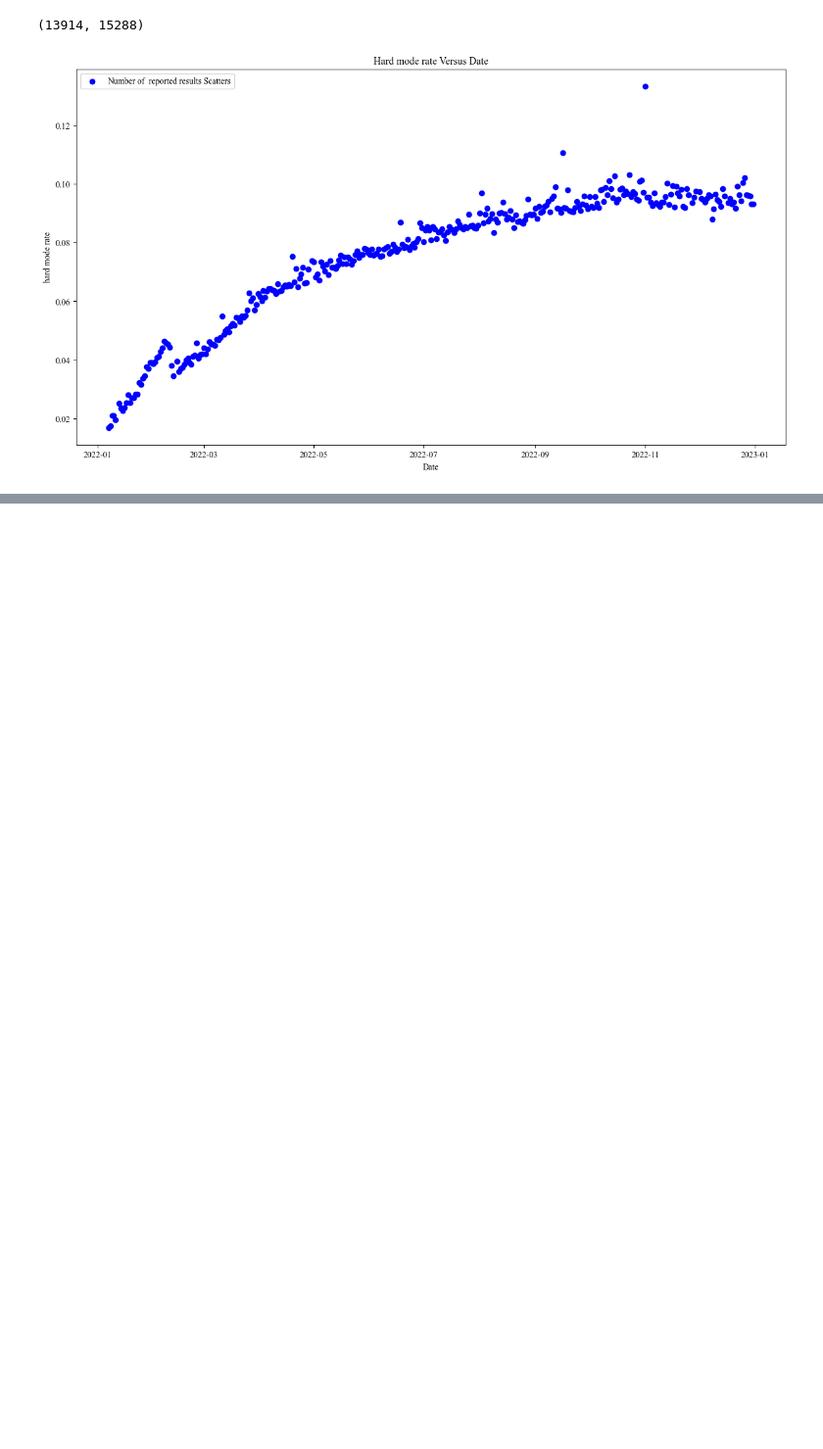
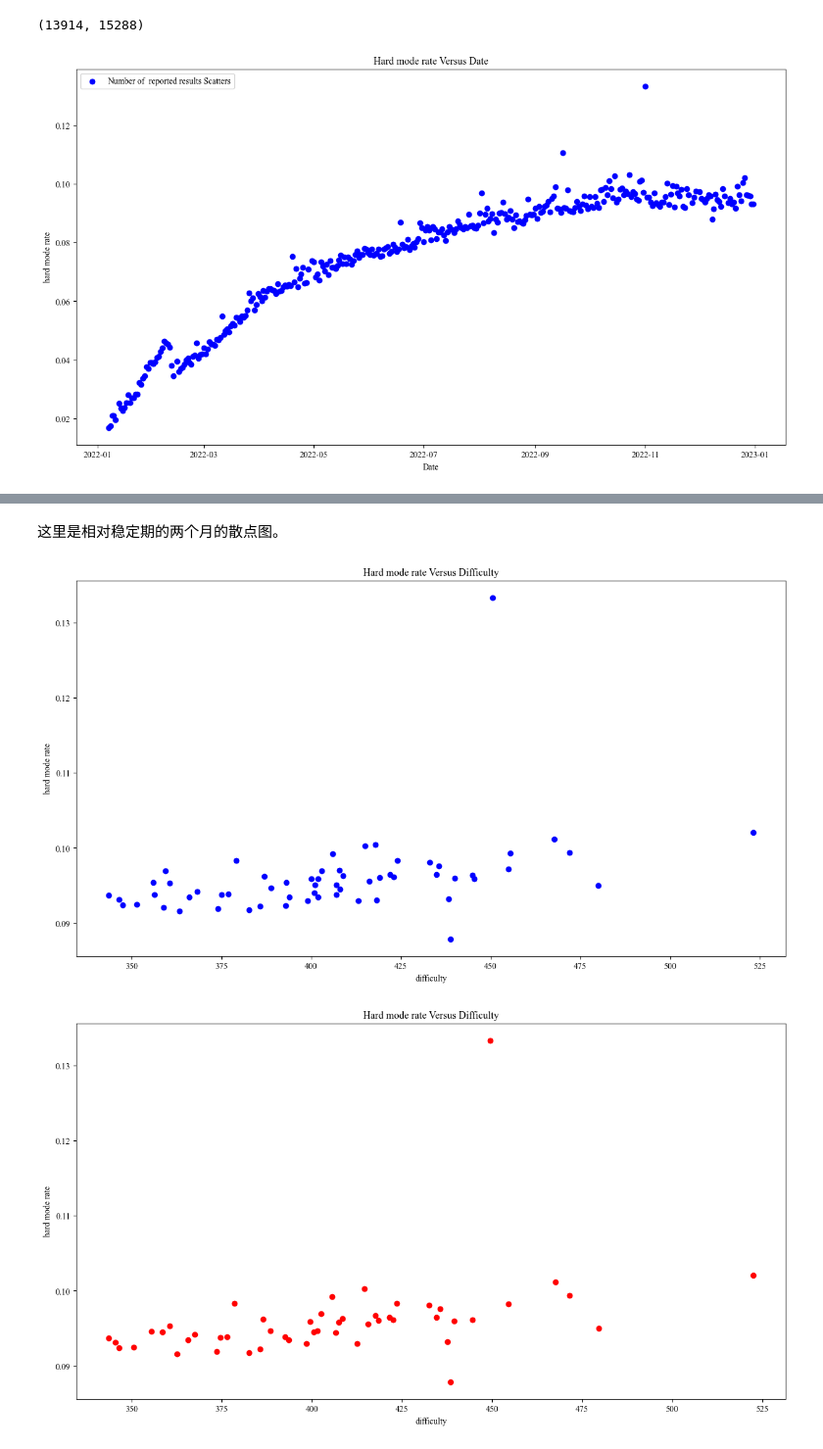
Before and after one commit to hthuz/mcm23, a Jupyter notebook: p1_plot.ipynb, the cells around one changed output, grey strips where cells are left out. Shown: that part at 98% size. Saved outputs shown, nothing was run; the diff lists cells and outputs as text; code cells hidden in the pictures; blank space fills up the shorter version.

```diff
--- a/p1_plot.ipynb
+++ b/p1_plot.ipynb
@@ -127,0 +172,42 @@ plt.savefig('./plots/hard_rate_vs_difficulty.jpg')
+# %% [markdown]
+这里是相对稳定期的两个月的散点图。
+# %%
+# draw the scatter of the Contest_num
+plt.figure( figsize = (15,8) )
+plt.scatter(df['difficulty'][len(df)-60:len(df)], df['hard_mode_rate'][len(df)-60:len(df)], color = 'b')
+# calculate the mean of the hard_mode_rate in every difficulty level.
+plt.xlabel('difficulty')
+plt.ylabel('hard mode rate')
+plt.title('Hard mode rate Versus Difficulty')
+plt.savefig('./plots/h_v_d_in_NOV&DEC.jpg')
+# get the average of the certain difficulty to avoid the influence of the distribution of the difficulty.
+plt.figure(figsize = (15,8))
+# basket sort like agorithm
+level_x = np.arange(df['difficulty'][len(df)-60:len(df)].min(), df['difficulty'][len(df)-60:len(df)].max())
+level_y = np.zeros(len(level_x))
+level_z = np.zeros(len(level_x))
+mini = df['difficulty'][len(df)-60:len(df)].min()
+for i in range(len(df)-60,len(df)):
+    level_y[int(df['difficulty'][i] - mini)] += df['hard_mode_rate'][i]
+    level_z[int(df['difficulty'][i] - mini)] += 1
+for i in range(len(level_x)):
+    if level_z[i] == 0:
+        continue
+    else:
+        level_y[i] /= level_z[i]
+level_i = []
+level_j = []
+for i in range(len(level_x)):
+    if level_y[i] != 0:
+        level_i.append(level_x[i])
+        level_j.append(level_y[i])
+    else:
+        continue
+plt.scatter(level_i, level_j, color = 'r')
+plt.xlabel('difficulty')
+plt.ylabel('hard mode rate')
+plt.title('Hard mode rate Versus Difficulty')
+plt.savefig('./plots/h_v_d_in_NOV&DEC_averaged.jpg')
+# %% [output]
+[figure, added]
+[figure, added]
```
Also changed, not shown: parts of 3 cells of this notebook, 2 other files.
